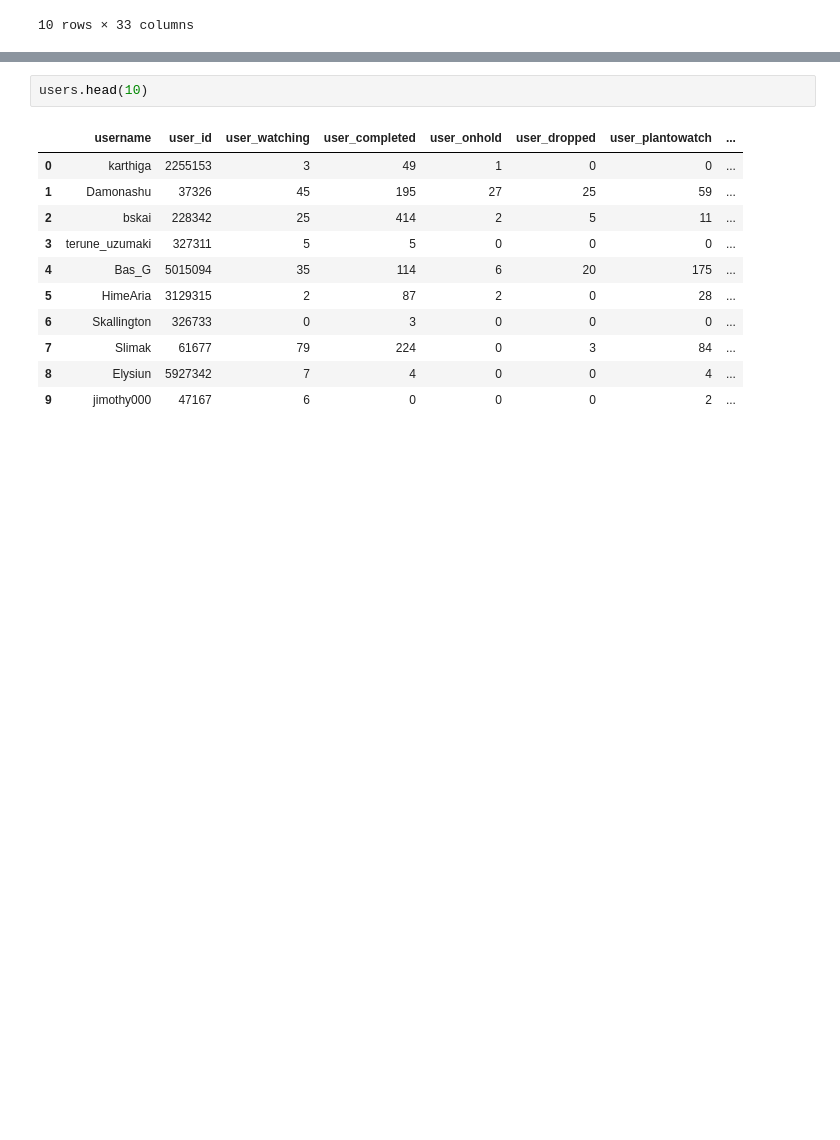
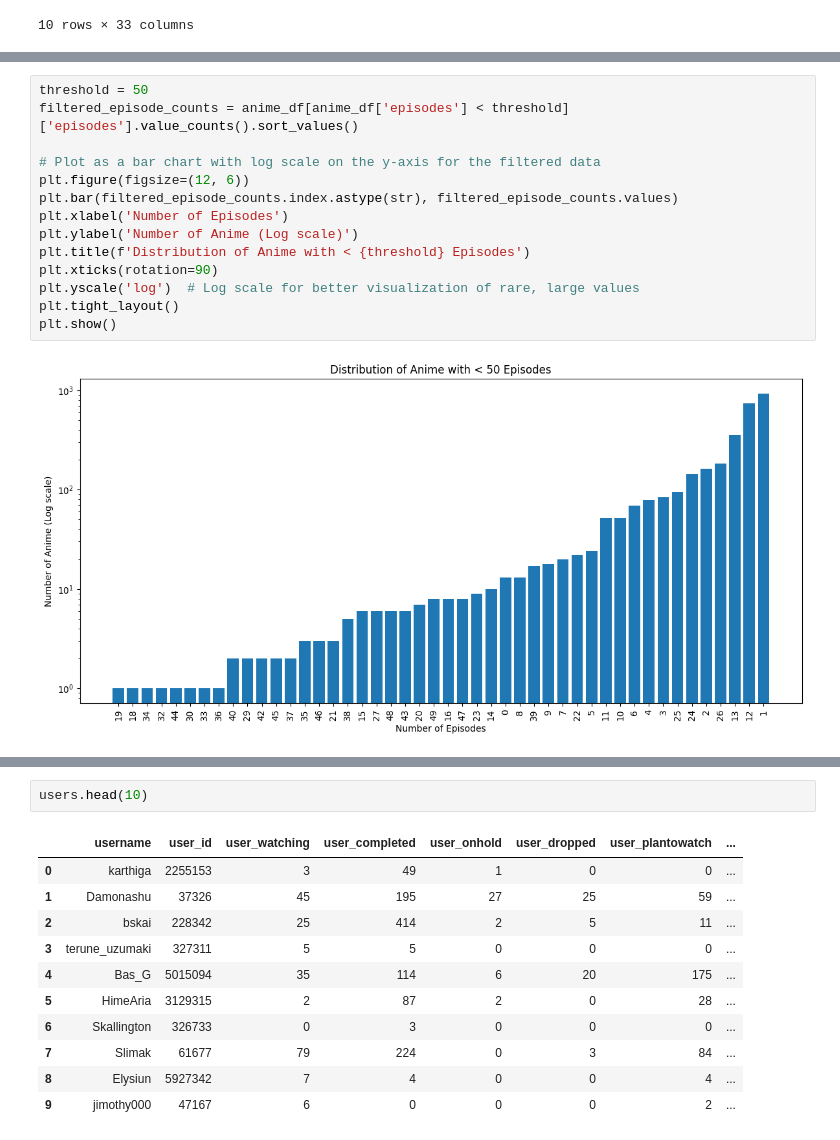
Before and after one commit to AbhijithKumble/Recommendation_System, a Jupyter notebook: analysis/Collaborative_filtering.ipynb, the cells around one changed output, grey strips where cells are left out. Drawn from its saved outputs; the diff is of its cells as text; blank space fills up the shorter version.

```diff
--- a/analysis/Collaborative_filtering.ipynb
+++ b/analysis/Collaborative_filtering.ipynb
@@ -37,0 +320,16 @@ anime.head(10)
+# %%
+threshold = 50
+filtered_episode_counts = anime_df[anime_df['episodes'] < threshold]['episodes'].value_counts().sort_values()
+
+# Plot as a bar chart with log scale on the y-axis for the filtered data
+plt.figure(figsize=(12, 6))
+plt.bar(filtered_episode_counts.index.astype(str), filtered_episode_counts.values)
+plt.xlabel('Number of Episodes')
+plt.ylabel('Number of Anime (Log scale)')
+plt.title(f'Distribution of Anime with < {threshold} Episodes')
+plt.xticks(rotation=90)
+plt.yscale('log')  # Log scale for better visualization of rare, large values
+plt.tight_layout()
+plt.show()
+# %% [output]
+[figure, added]
```
Also changed, not shown: parts of 156 cells of this notebook, 23 other files.
